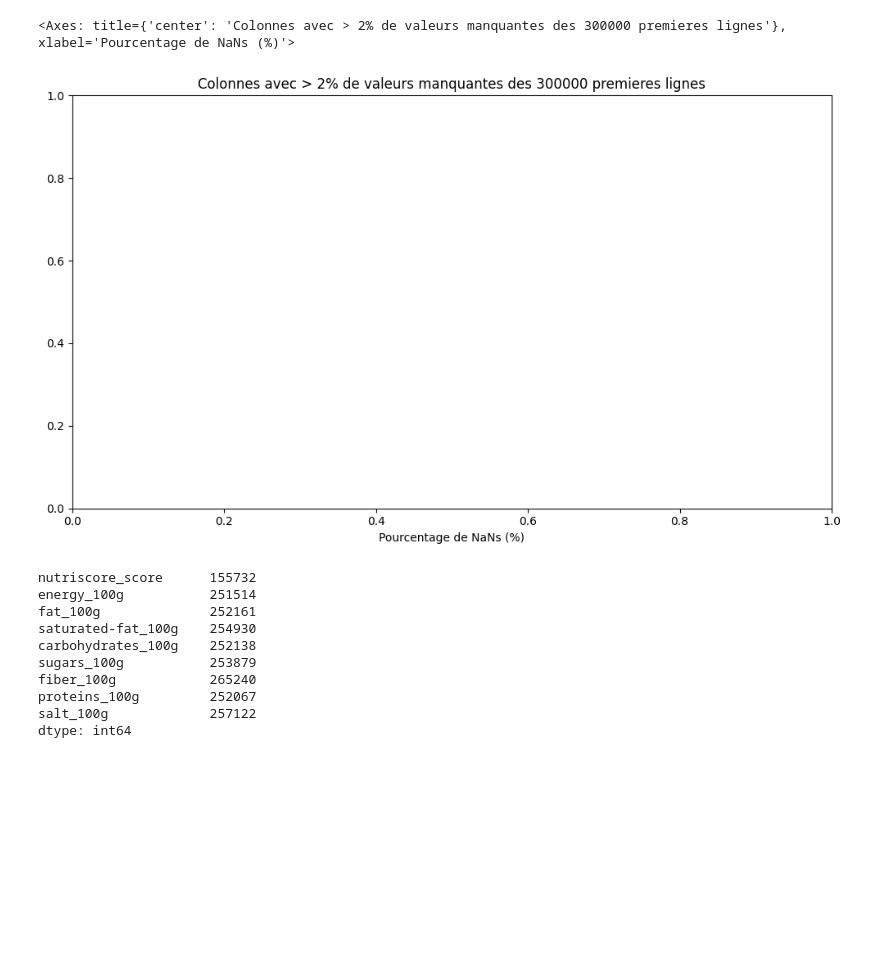
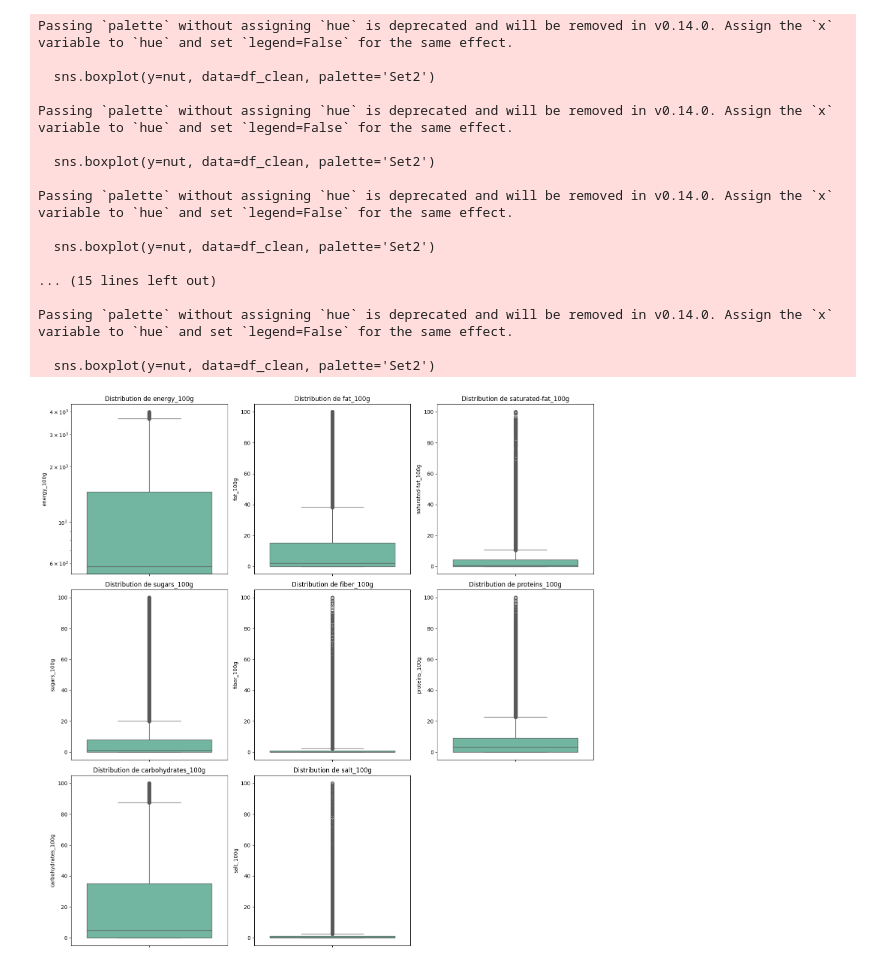
Before and after one commit to mhsylla/Openfoodfact, a Jupyter notebook: notebooks/index.ipynb, the cells around one changed output. Cells and saved outputs as stored; diff of their text form; code cells hidden in the pictures; blank space fills up the shorter version.

Commit message:
eda and processing pipline done

```diff
--- a/notebooks/index.ipynb
+++ b/notebooks/index.ipynb
@@ -129,0 +284,35 @@ def clean_nutriscore_outliers(df, target='nutriscore_score'):
+# %%
+def process_full_dataset(url, cols, chunk_size=100000):
+    # INITIALISATION DU READER MANQUANTE
+    reader = pd.read_csv(
+        url, compression='gzip', sep='\t',
+        on_bad_lines='skip', chunksize=chunk_size,
+        low_memory=False, usecols=cols
+    )
+
+    clean_chunks = []
+    print("Début du traitement des données par blocs...")
+
+    for i, chunk in enumerate(reader):
+        # 1. Nettoyage des valeurs aberrantes
+        # On passe explicitement le nom de la cible
+        chunk_clean= clean_df(chunk, target='nutriscore_score')
+
+        clean_chunks.append(chunk_clean)
+
+        if i % 5 == 0:
+            print(f"Bloc {i} terminé. Taille actuelle cumulée : {sum(len(c) for c in clean_chunks)}")
+
+    print("Fusion des blocs en cours...")
+    df_final = pd.concat(clean_chunks, ignore_index=True)
+
+    count = df_final.duplicated().sum()
+    print(f"Nombre de doublons détectés : {count}")
+    df_final.drop_duplicates()
+
+    print("-" * 30)
+    print(f"Traitement terminé avec succès. Lignes finales : {len(df_final)}")
+
+    return df_final
+# %%
+df_cleaned = process_full_dataset(url, cols)
@@ -130,2 +333,2 @@ def clean_nutriscore_outliers(df, target='nutriscore_score'):
 # %%
-df_cleaned = clean_nutriscore_outliers(df)
+df_cleaned
@@ -136,18 +363,21 @@ df_cleaned.size
 # %%
-plot_missing_values(df_cleaned)
+plot_outlier(df_cleaned)
 # %% [output]
-<Axes: title={'center': 'Colonnes avec > 2% de valeurs manquantes des 300000 premieres lignes'}, xlabel='Pourcentage de NaNs (%)'>
+Passing `palette` without assigning `hue` is deprecated and will be removed in v0.14.0. Assign the `x` variable to `hue` and set `legend=False` for the same effect.
+
+  sns.boxplot(y=nut, data=df_clean, palette='Set2')
+
+Passing `palette` without assigning `hue` is deprecated and will be removed in v0.14.0. Assign the `x` variable to `hue` and set `legend=False` for the same effect.
+
+  sns.boxplot(y=nut, data=df_clean, palette='Set2')
+
+Passing `palette` without assigning `hue` is deprecated and will be removed in v0.14.0. Assign the `x` variable to `hue` and set `legend=False` for the same effect.
+
+  sns.boxplot(y=nut, data=df_clean, palette='Set2')
+
+... (15 lines left out)
+
+Passing `palette` without assigning `hue` is deprecated and will be removed in v0.14.0. Assign the `x` variable to `hue` and set `legend=False` for the same effect.
+
+  sns.boxplot(y=nut, data=df_clean, palette='Set2')
-[figure, old version]
+[figure, new version]
-# %%
-print(df.isna().sum())
-# %% [output]
-nutriscore_score      155732
-energy_100g           251514
-fat_100g              252161
-saturated-fat_100g    254930
-carbohydrates_100g    252138
-sugars_100g           253879
-fiber_100g            265240
-proteins_100g         252067
-salt_100g             257122
-dtype: int64
```
Also changed, not shown: parts of 46 cells of this notebook, 4 other files.
